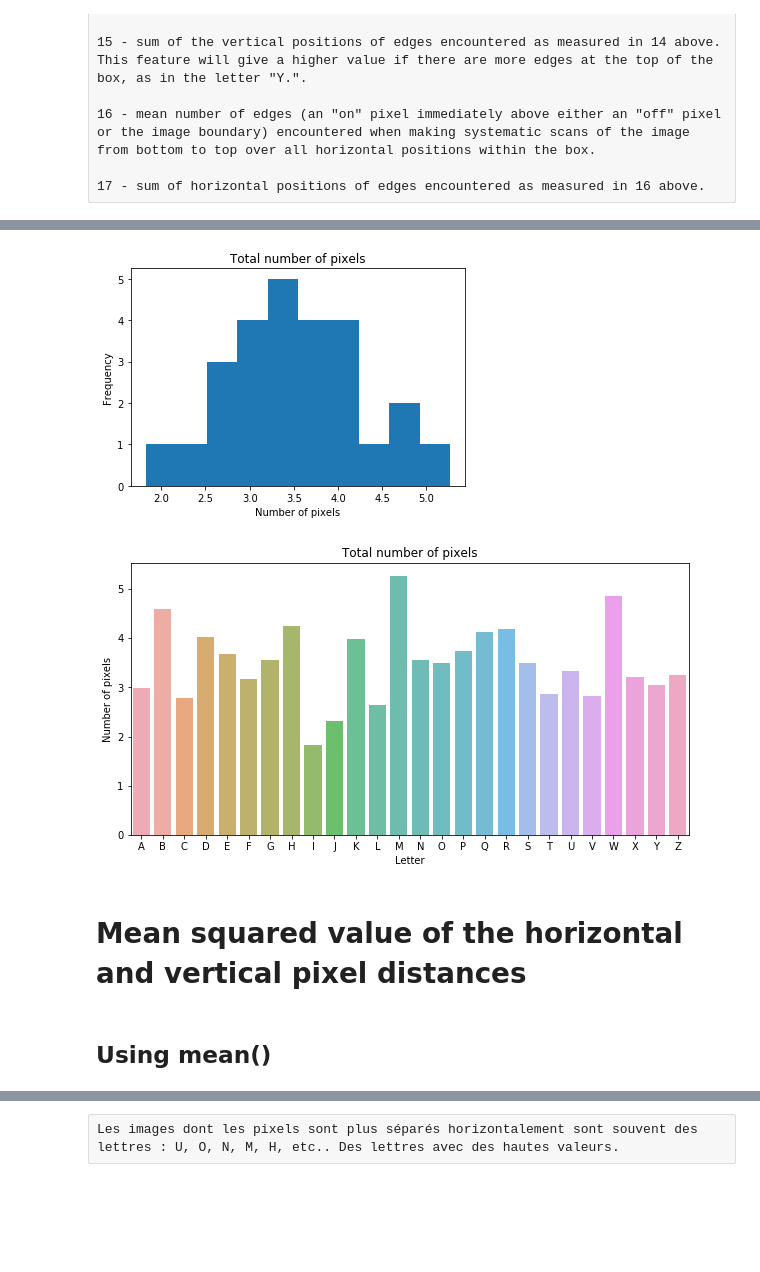
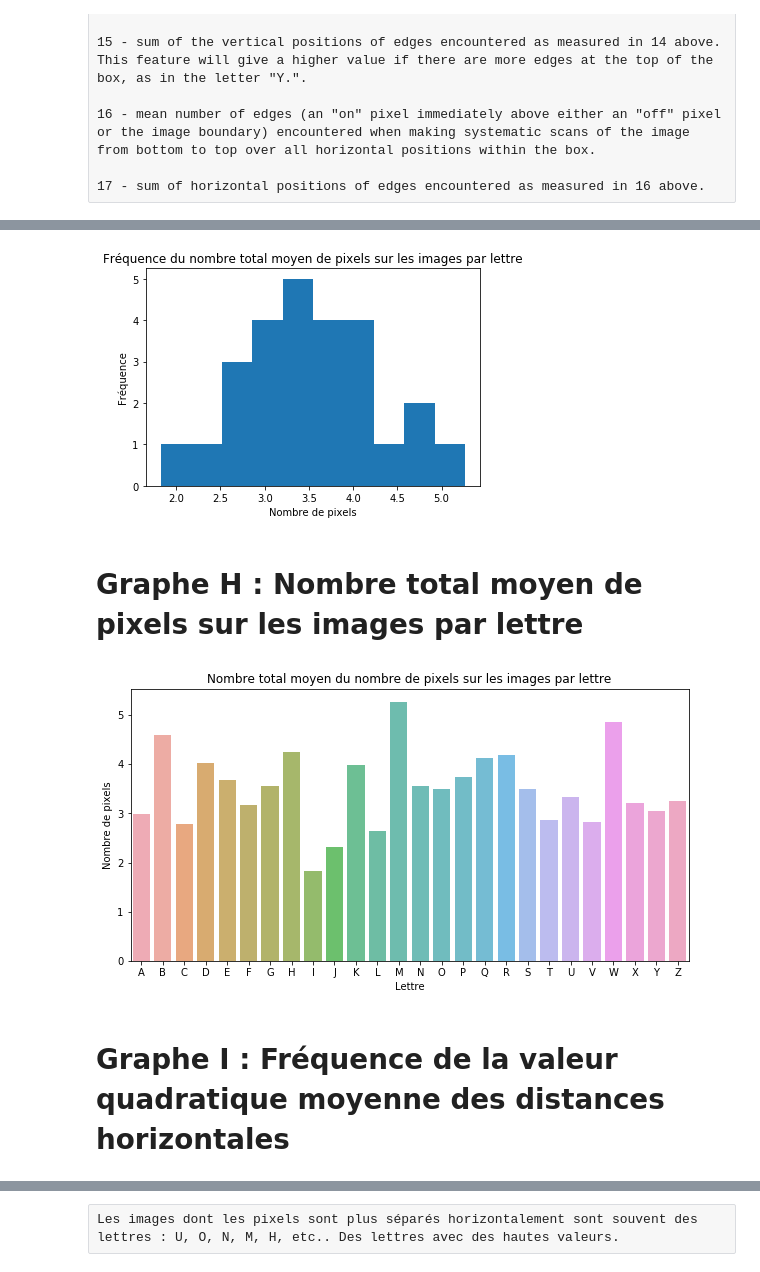
Before and after one commit to jgaussens/letterRecognition_mod, a Jupyter notebook: Data_Viz.ipynb, the cells around one changed output, grey strips where cells are left out. Saved outputs shown, nothing was run; the diff lists cells and outputs as text; code cells hidden in the pictures; blank space fills up the shorter version.

```diff
--- a/Data_Viz.ipynb
+++ b/Data_Viz.ipynb
@@ -219,23 +197,23 @@ for key, item in df_box_position:
     i = i + 1
 # %%
 plt.hist(new_df['rec_5'])
-plt.title('Total number of pixels')
-plt.xlabel('Number of pixels')
-plt.ylabel('Frequency')
+plt.title('Fréquence du nombre total moyen de pixels sur les images par lettre')
+plt.xlabel('Nombre de pixels')
+plt.ylabel('Fréquence')
 plt.show()
 # %% [output]
-[figure, old version]
+[figure, new version]
+# %% [markdown]
+# Graphe H : Nombre total moyen de pixels sur les images par lettre
 # %%
 plt.figure(figsize=(10,5))
 sns.barplot(new_df['letter'], new_df['rec_5'], alpha=0.8)
 #plt.scatter(new_df['letter'], new_df['rec_2'])
-plt.title('Total number of pixels')
-plt.xlabel('Letter')
-plt.ylabel('Number of pixels')
+plt.title('Nombre total moyen du nombre de pixels sur les images par lettre')
+plt.xlabel('Lettre')
+plt.ylabel('Nombre de pixels')
 plt.show()
 # %% [output]
-[figure, old version]
+[figure, new version]
-# %% [markdown]
-# Mean squared value of the horizontal and vertical pixel distances
-# %% [markdown]
-## Using mean()
+# %% [markdown]
+# Graphe I : Fréquence de la valeur quadratique moyenne des distances horizontales
```
Also changed, not shown: parts of 56 cells of this notebook, 2 other files.
